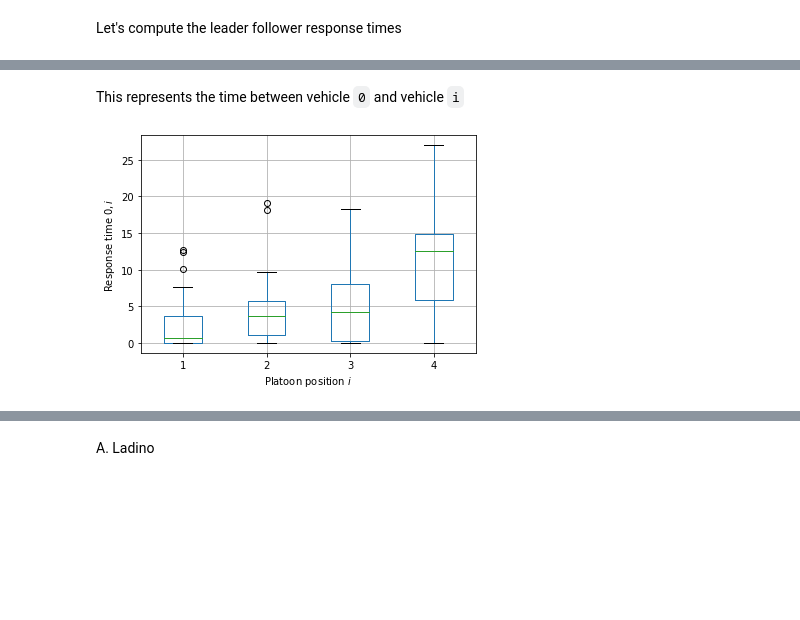
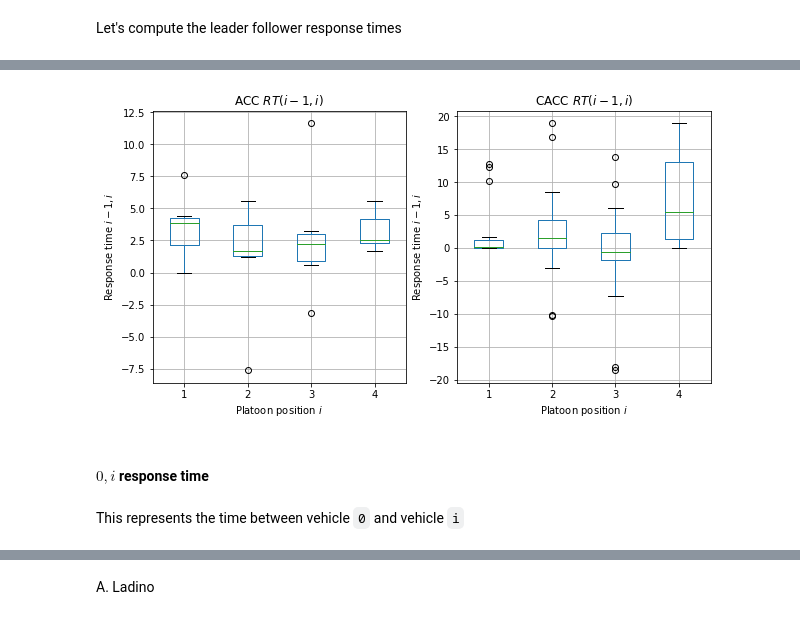
Before and after one commit to licit-lab/vrt_analysis, a Jupyter notebook: PoCEDA.ipynb, the cells around one changed output, grey strips where cells are left out. Saved outputs shown, nothing was run; the diff lists cells and outputs as text; code cells hidden in the pictures; blank space fills up the shorter version.

Commit message:
Modifiying data paths +  summary on PoC / data type

```diff
--- a/PoCEDA.ipynb
+++ b/PoCEDA.ipynb
@@ -139,0 +125,11 @@ experiments = [DataHandler(file) for file in filenames]
+# %%
+from glob import glob
+
+filenames_acc = glob('data/raw/poc/acc/*.csv')
+print(filenames_acc)
+
+filenames_cacc = glob('data/raw/poc/cacc/*.csv')
+print(filenames_cacc)
+
+filenames_hybrid = glob('data/raw/poc/hybrid/*.csv')
+print(filenames_hybrid)
@@ -140,2 +140,6 @@ experiments = [DataHandler(file) for file in filenames]
+# %%
+experiments_acc = [DataHandler(file) for file in filenames_acc]
+experiments_cacc = [DataHandler(file) for file in filenames_cacc]
+experiments_hybrid = [DataHandler(file) for file in filenames_hybrid]
 # %% [markdown]
 We can now compute the transition times, detection of response times in each vehicle
@@ -169 +170,18 @@ rtlf = pd.concat(rtlf)
+# %%
+import pandas as pd
+from matplotlib import pyplot as plt
+
+compute_leader_follower = lambda x: pd.concat([lf._compute_leader_follower_times() for lf in x])
+compute_head_follower= lambda x: pd.concat([lf._compute_head_follower_times() for lf in x])
+
+def summary_stats(rtdf):
+    long_rtdf = pd.melt(rtdf,var_name = 'Platoon ID', value_name='Value')
+    group = long_rtdf.groupby('Platoon ID')
+    dfSummary = pd.concat([group.mean(),group.std(),group.count()],axis=1)
+    dfSummary.columns = ['Mean TR($i$,$i-1$)', 'Std TR($i$,$i-1$)', 'Count TR($i$,$i-1$)']
+    return dfSummary
+
+rtlf_acc = compute_leader_follower(experiments_acc)
+rtlf_cacc= compute_leader_follower(experiments_cacc)
+rtlf_hybrid = compute_leader_follower(experiments_hybrid)
 # %% [markdown]
@@ -188,0 +207,13 @@ rt0f = pd.concat(rt0f)
+# %%
+fig, ax = plt.subplots(1,2,figsize=(10,5))
+a = rtlf_acc.boxplot(ax=ax[0]);
+b = rtlf_cacc.boxplot(ax=ax[1]);
+# c = rtlf_hybrid.boxplot(ax=ax[2]); # We have problems here!
+
+a.set_title('ACC $RT(i-1,i)$');b.set_title('CACC $RT(i-1,i)$');#c.set_title('Hybrid')
+a.set_xlabel('Platoon position $i$');b.set_xlabel('Platoon position $i$');#c.set_xlabel('Platoon position $i$');
+a.set_ylabel('Response time $i-1,i$');b.set_ylabel('Response time $i-1,i$');#c.set_ylabel('Response time $i-1,i$');
+# %% [output]
+[figure, added]
+# %% [markdown]
+#### $0,i$ response time
@@ -189,8 +224,2 @@ rt0f = pd.concat(rt0f)
 # %% [markdown]
 This represents the time between vehicle `0` and vehicle `i`
-# %%
-a = rt0f.boxplot();
-a.set_xlabel('Platoon position $i$');
-a.set_ylabel('Response time $0,i$');
-# %% [output]
-[figure, removed]
```
Also changed, not shown: parts of 18 cells of this notebook, 13 other files.
